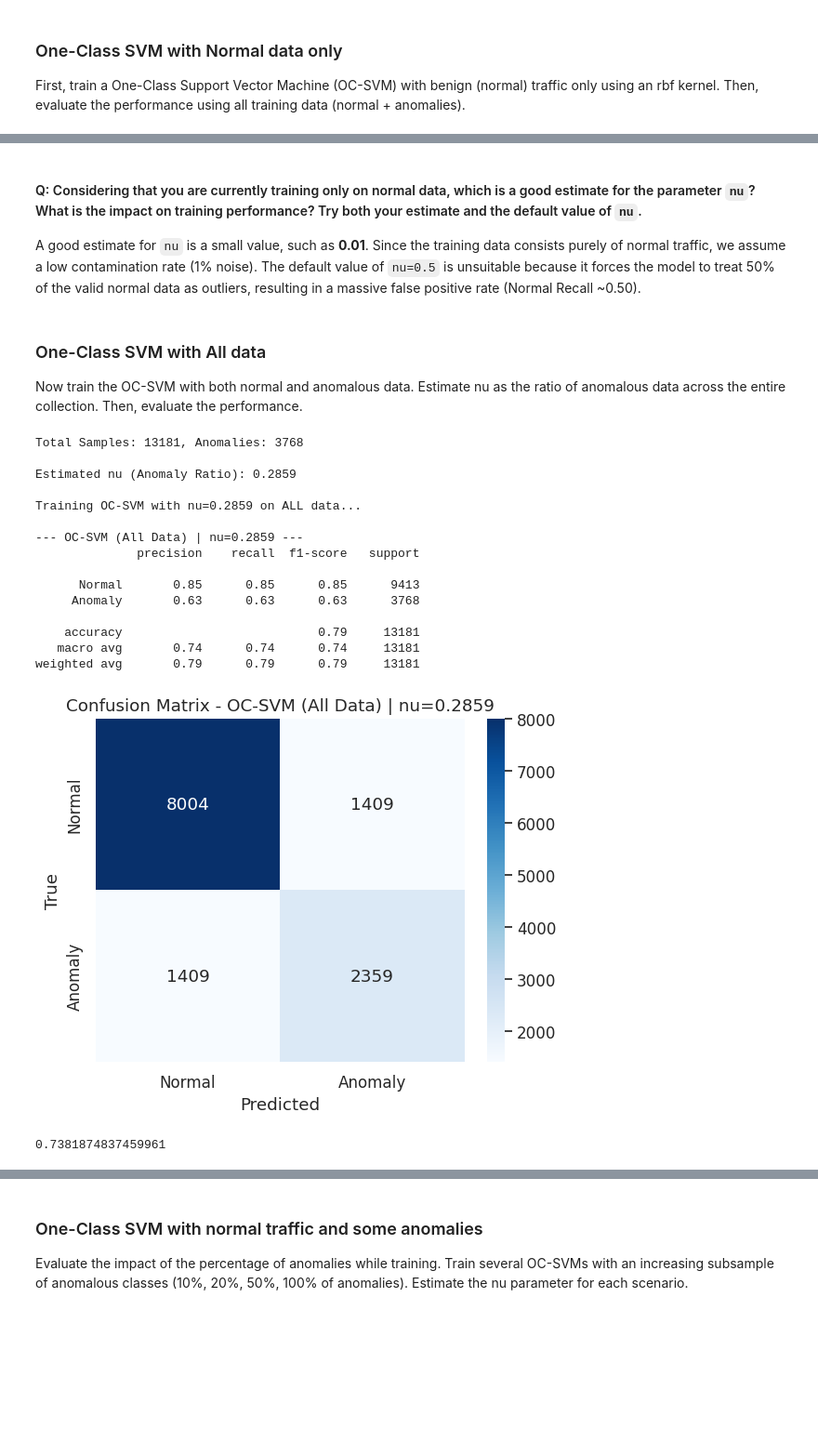
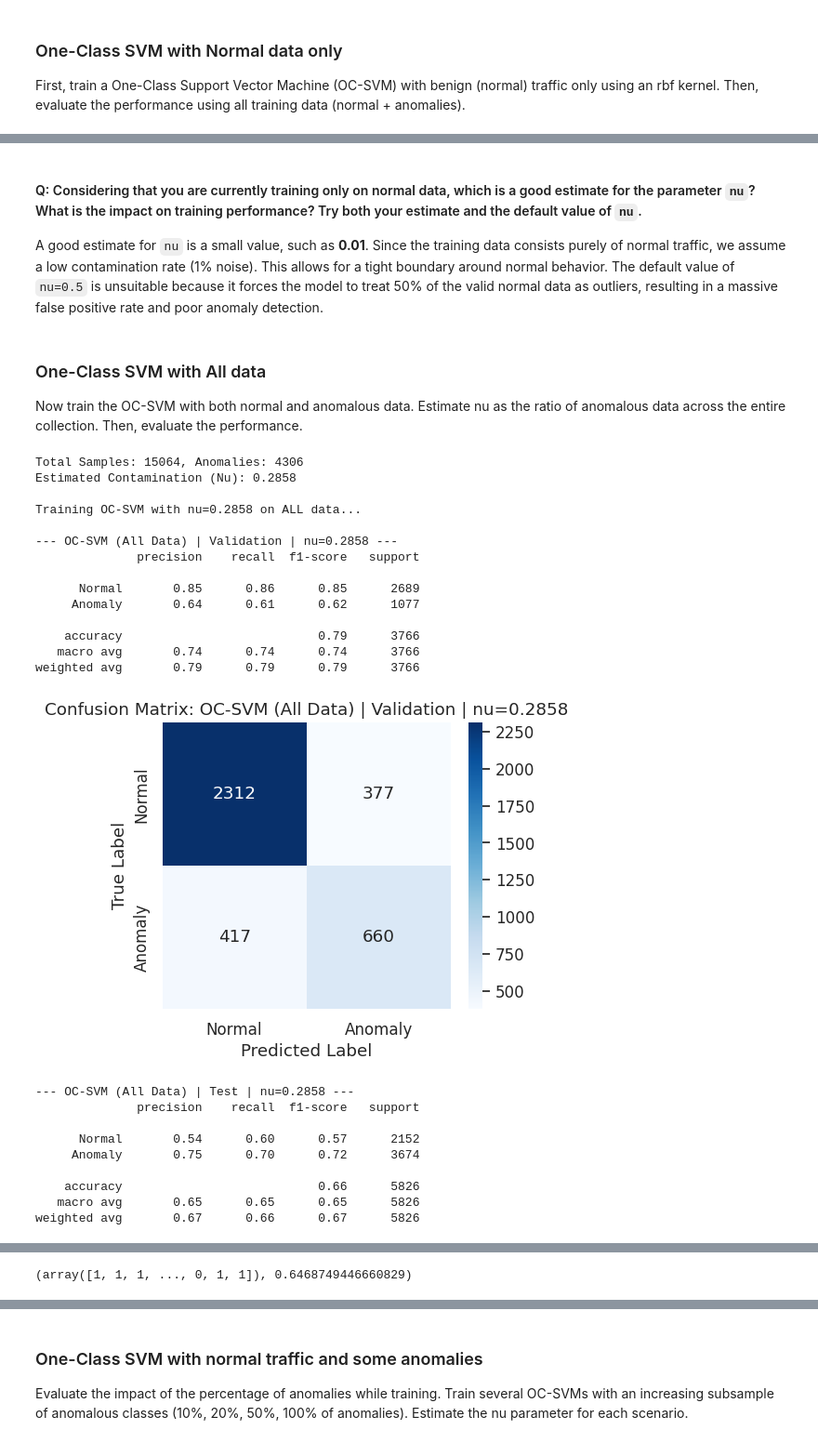
Before and after one commit to AImSecure/Laboratory3, a Jupyter notebook: lab/notebooks/Lab3_Anomaly_Detection.ipynb, the cells around one changed output, grey strips where cells are left out. Shown at 93% size. Drawn from its saved outputs; the diff is of its cells as text; code cells hidden in the pictures; blank space fills up the shorter version.

```diff
--- a/lab/notebooks/Lab3_Anomaly_Detection.ipynb
+++ b/lab/notebooks/Lab3_Anomaly_Detection.ipynb
@@ -454,11 +528,13 @@ Initial Feature Count: 41
 # Columns with 0 variance (all values are the same) provide no information to the model.
 cols_to_drop = []
 for col in numerical_cols:
-    if train_proc_df[col].std() == 0:
+    if train_val_proc_df[col].std() == 0:
         cols_to_drop.append(col)
 
+print(f"Zero-variance columns: {cols_to_drop}")
+
 # Drop them from both sets
-train_proc_df.drop(columns=cols_to_drop, inplace=True)
+train_val_proc_df.drop(columns=cols_to_drop, inplace=True)
 test_proc_df.drop(columns=cols_to_drop, inplace=True)
 
 # Update numerical list after dropping
@@ -519,0 +573,16 @@ Our preprocessing strategy involved several key steps to prepare both numerical
+# %%
+# --- Perform feature normalization and process categorical and numerical features simultaneously ---
+
+# Define ColumnTransformer
+preprocessor = ColumnTransformer(
+    transformers=[
+        ('num', StandardScaler(), numerical_cols),
+        ('cat', OneHotEncoder(handle_unknown='ignore', sparse_output=False), categorical_cols)
+    ],
+    remainder='drop' # drop columns not listed (i.e., ignore_cols)
+)
+
+# Fit on training, transform all splits
+X_train_transformed = preprocessor.fit_transform(train_proc_df)
+X_val_transformed = preprocessor.transform(val_proc_df)
+X_test_transformed = preprocessor.transform(test_proc_df)
@@ -721,47 +828,53 @@ weighted avg       0.83      0.64      0.65     13181
 # %% [markdown]
 #### Q: Considering that you are currently training only on normal data, which is a good estimate for the parameter `nu`? What is the impact on training performance? Try both your estimate and the default value of `nu`.
 
-A good estimate for `nu` is a small value, such as **0.01**. Since the training data consists purely of normal traffic, we assume a low contamination rate (1% noise). The default value of `nu=0.5` is unsuitable because it forces the model to treat 50% of the valid normal data as outliers, resulting in a massive false positive rate (Normal Recall ~0.50).
+A good estimate for `nu` is a small value, such as **0.01**. Since the training data consists purely of normal traffic, we assume a low contamination rate (1% noise). This allows for a tight boundary around normal behavior. The default value of `nu=0.5` is unsuitable because it forces the model to treat 50% of the valid normal data as outliers, resulting in a massive false positive rate and poor anomaly detection.
 # %% [markdown]
 ### One-Class SVM with All data
 
 Now train the OC-SVM with both normal and anomalous data. Estimate nu as the ratio of anomalous data across the entire collection. Then, evaluate the performance.
 # %%
+# --- OC-SVM on All Training Data ---
+
 # 1. Estimate Nu as the ratio of anomalies in the entire training set
-# nu is essentially the "Upper bound on the fraction of training errors"
-# and "Lower bound of the fraction of support vectors"
+# nu is essentially the "Upper bound on the fraction of training errors" and "Lower bound of the fraction of support vectors"
 n_samples = len(y_train_binary)
 n_anomalies = y_train_binary.sum() # Sum of 1s
-nu_ratio = n_anomalies / n_samples
+contamination_rate = n_anomalies / n_samples
 
-print(f"Total Samples: {n_samples}, Anomalies: {n_anomalies}\n")
-print(f"Estimated nu (Anomaly Ratio): {nu_ratio:.4f}\n")
+print(f"Total Samples: {n_samples}, Anomalies: {n_anomalies}")
+print(f"Estimated Contamination (Nu): {contamination_rate:.4f}")
 
-# 2. Train Model on FULL Training Data
-# We must slightly cap nu because if nu=1.0 the model fails.
-# Usually nu should be in (0, 1].
-ocsvm_all = OneClassSVM(kernel='rbf', gamma='scale', nu=min(nu_ratio, 0.99))
-
-print(f"Training OC-SVM with nu={nu_ratio:.4f} on ALL data...")
+# 2. Train Model
+print(f"\nTraining OC-SVM with nu={contamination_rate:.4f} on ALL data...")
+ocsvm_all = OneClassSVM(kernel='rbf', gamma='scale', nu=contamination_rate)
 ocsvm_all.fit(X_train)
 
 # 3. Evaluate on Full Training Data
-evaluate_model(ocsvm_all, X_train, y_train_binary, f"OC-SVM (All Data) | nu={nu_ratio:.4f}")
+evaluate_model(ocsvm_all, X_val, y_val_binary, f"OC-SVM (All Data) | Validation | nu={contamination_rate:.4f}")
+evaluate_model(ocsvm_all, X_test, y_test_binary, f"OC-SVM (All Data) | Test | nu={contamination_rate:.4f}")
 # %% [output]
-Total Samples: 13181, Anomalies: 3768
+Total Samples: 15064, Anomalies: 4306
+Estimated Contamination (Nu): 0.2858
 
-Estimated nu (Anomaly Ratio): 0.2859
+Training OC-SVM with nu=0.2858 on ALL data...
 
-Training OC-SVM with nu=0.2859 on ALL data...
-
---- OC-SVM (All Data) | nu=0.2859 ---
+--- OC-SVM (All Data) | Validation | nu=0.2858 ---
               precision    recall  f1-score   support
 
-      Normal       0.85      0.85      0.85      9413
-     Anomaly       0.63      0.63      0.63      3768
+      Normal       0.85      0.86      0.85      2689
+     Anomaly       0.64      0.61      0.62      1077
 
-    accuracy                           0.79     13181
-   macro avg       0.74      0.74      0.74     13181
-weighted avg       0.79      0.79      0.79     13181
+    accuracy                           0.79      3766
+   macro avg       0.74      0.74      0.74      3766
+weighted avg       0.79      0.79      0.79      3766
-[figure, old version]
+[figure, new version]
-0.7381874837459961
+--- OC-SVM (All Data) | Test | nu=0.2858 ---
+              precision    recall  f1-score   support
+
+      Normal       0.54      0.60      0.57      2152
+     Anomaly       0.75      0.70      0.72      3674
+
+    accuracy                           0.66      5826
+   macro avg       0.65      0.65      0.65      5826
+weighted avg       0.67      0.66      0.67      5826
@@ -767,0 +882 @@ weighted avg       0.79      0.79      0.79     13181
+(array([1, 1, 1, ..., 0, 1, 1]), 0.6468749446660829)
```
Also changed, not shown: parts of 39 cells of this notebook.
